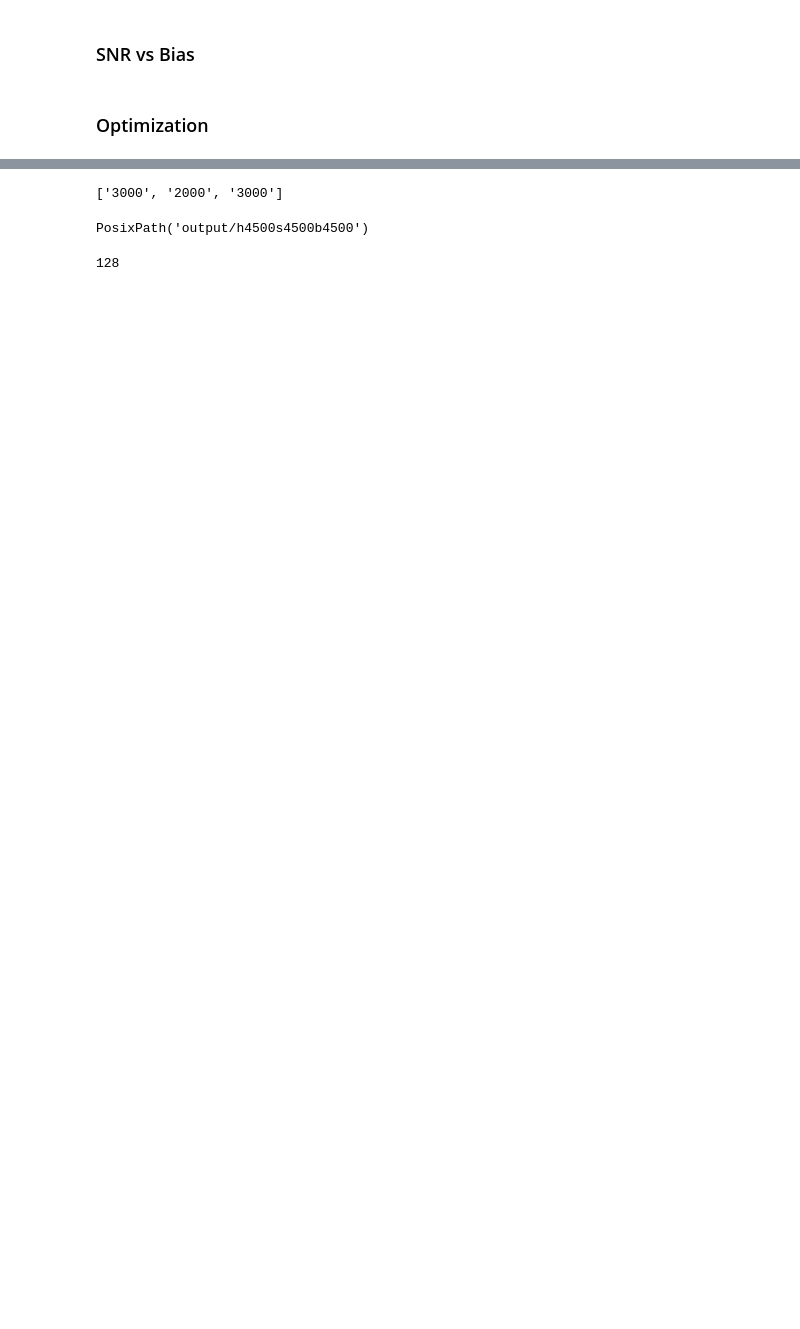
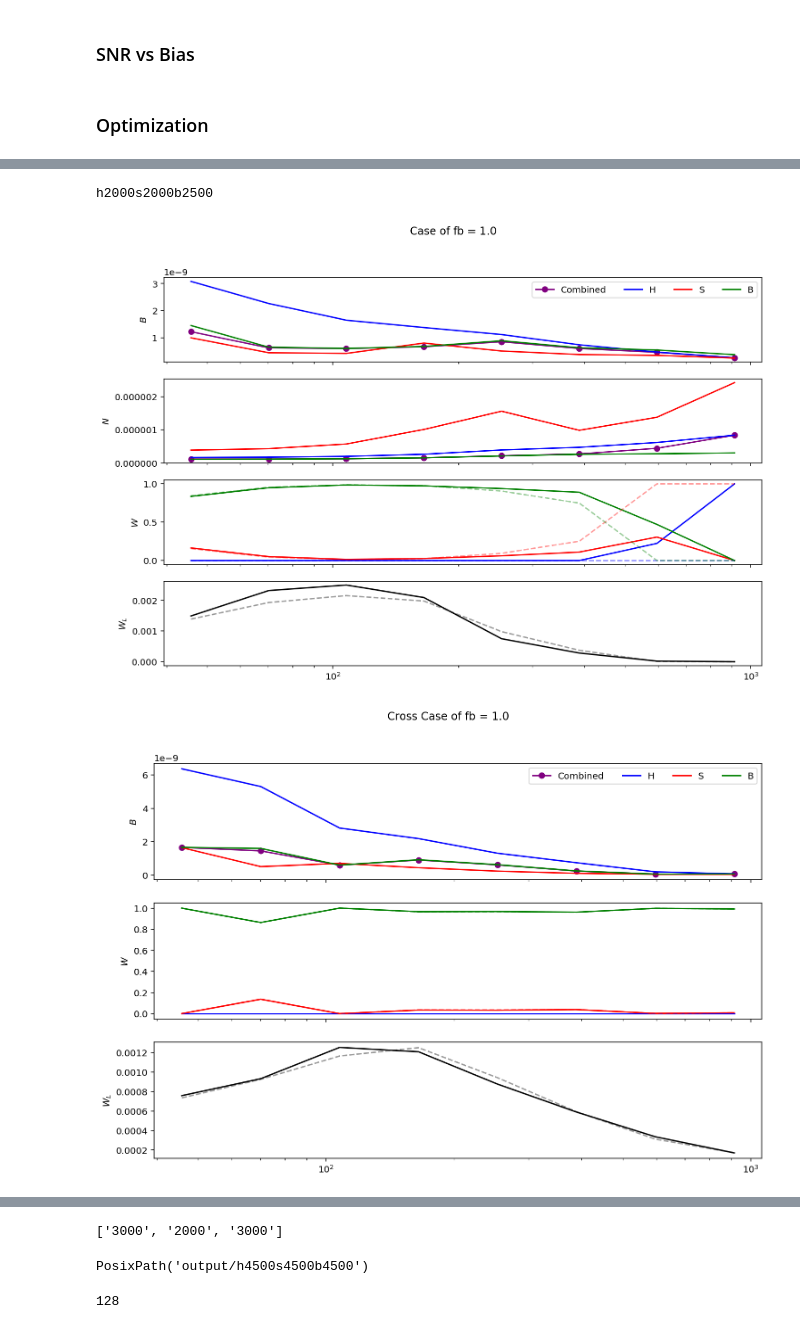
Before and after one commit to Saladino93/qelensingcomb, a Jupyter notebook: plots.ipynb, the cells around one changed output, grey strips where cells are left out. Saved outputs shown, nothing was run; the diff lists cells and outputs as text; code cells hidden in the pictures; blank space fills up the shorter version.

```diff
--- a/plots.ipynb
+++ b/plots.ipynb
@@ -641,0 +1035,7 @@ Doing shear-bh
+# %%
+path = pathlib.Path('output/')
+all_lmaxes_directories =  [x.name for x in path.iterdir() if x.is_dir()]
+# %%
+invvariance = False
+# %%
+fb = 1.
@@ -641,0 +1151,8 @@ Doing shear-bh
+# %%
+directory = min(autos, key = autos.get)
+all_maxes = [directory]
+plot_fixed(fb, all_maxes)
+# %% [output]
+h2000s2000b2500
+[figure, added]
+[figure, added]
```
Also changed, not shown: parts of 40 cells of this notebook, 4 other files.
